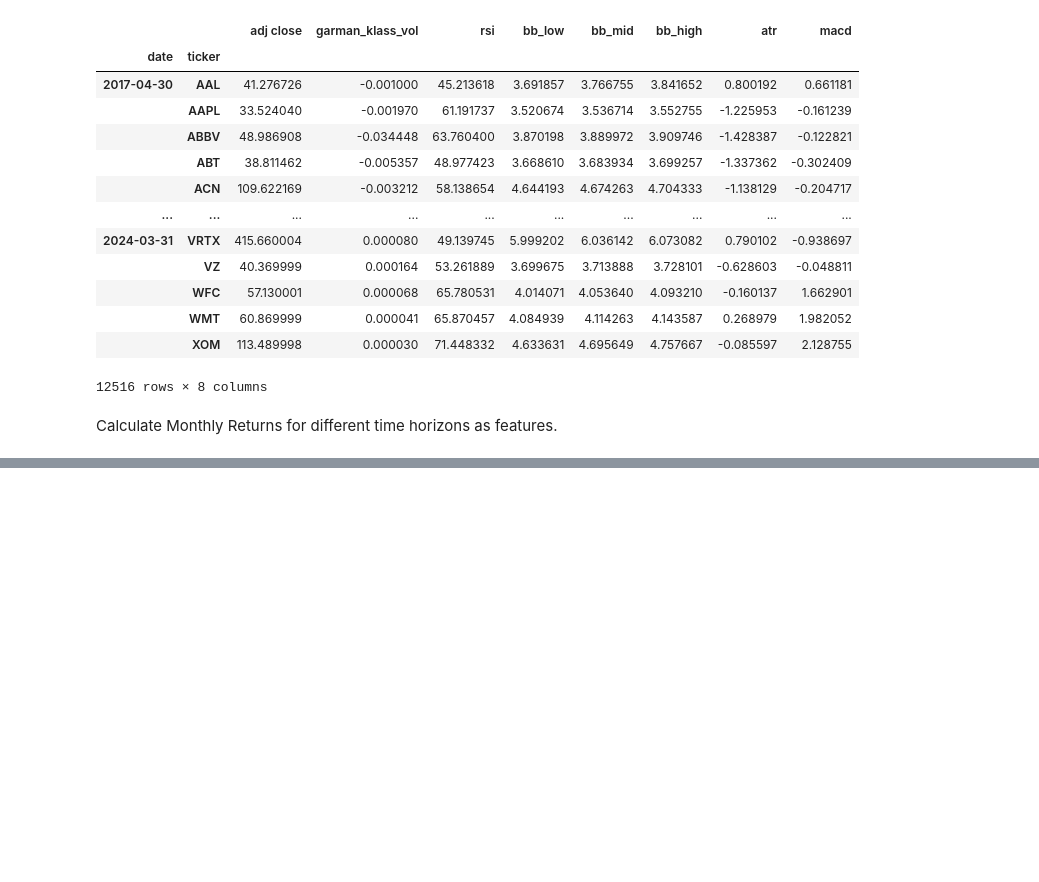
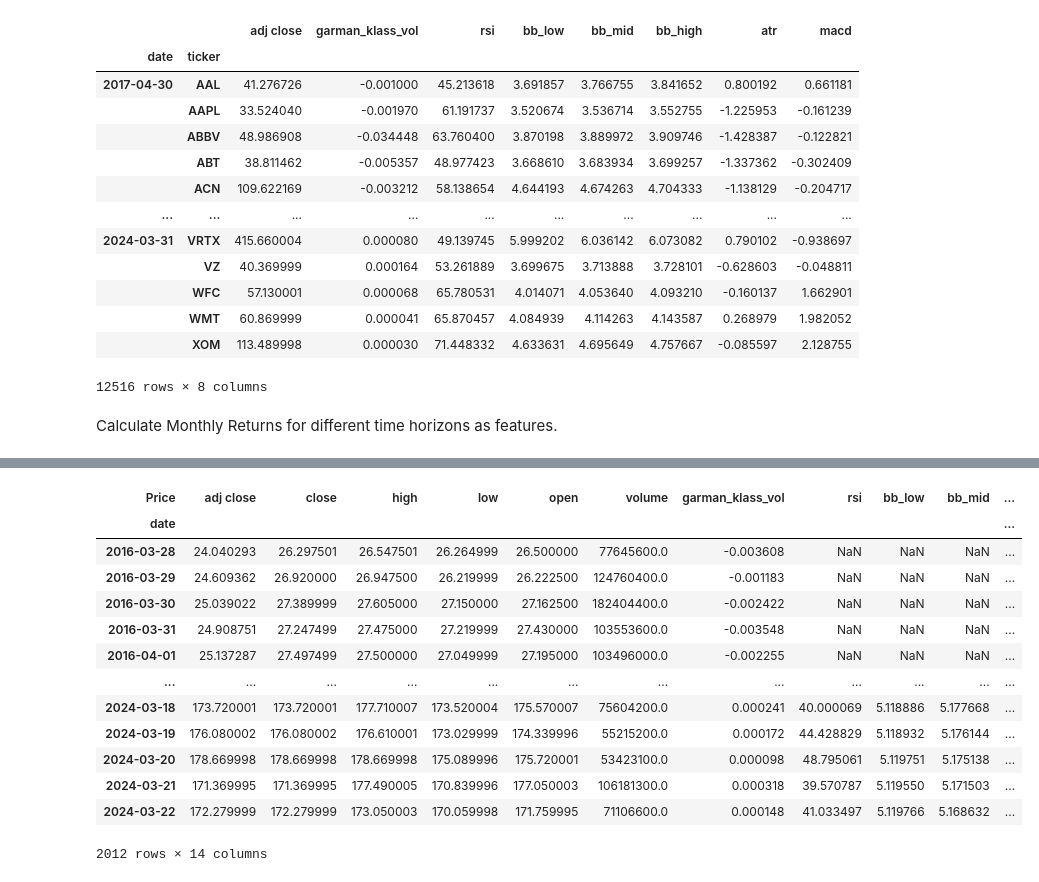
Before and after one commit to aivarasmink/ptu20_ml_reinforcement, a Jupyter notebook: ml_trading/trading_ml.ipynb, the cells around one changed output, grey strips where cells are left out. Cells and saved outputs as stored; diff of their text form; code cells hidden in the pictures; blank space fills up the shorter version.

```diff
--- a/ml_trading/trading_ml.ipynb
+++ b/ml_trading/trading_ml.ipynb
@@ -153,3 +153,6 @@ data
 12516 rows × 8 columns
 # %% [markdown]
 Calculate Monthly Returns for different time horizons as features.
+# %%
+g = df.xs('AAPL', level=1)
+g.head()
@@ -155,0 +167,31 @@ Calculate Monthly Returns for different time horizons as features.
+# %%
+outlier_cutoff = 0.005
+
+lags = [1, 2, 3, 6, 9, 12]
+
+for lag in lags:
+
+    df[f'return_{lag}m'] = (df['adj close']
+                            .pct_change(lag)
+                            .pipe(lambda x: x.clip(lower=x.quantile(outlier_cutoff),
+                                                    upper=x.quantile(1-outlier_cutoff)))
+                            .add(1)
+                            .pow(1/lag)
+                            .sub(1))
+
+g
+# %% [output]
+| Price | adj close | close | high | low | open | volume | garman_klass_vol | rsi | bb_low | bb_mid | ... |
+| date |  |  |  |  |  |  |  |  |  |  | ... |
+| 2016-03-28 | 24.040293 | 26.297501 | 26.547501 | 26.264999 | 26.500000 | 77645600.0 | -0.003608 | NaN | NaN | NaN | ... |
+| 2016-03-29 | 24.609362 | 26.920000 | 26.947500 | 26.219999 | 26.222500 | 124760400.0 | -0.001183 | NaN | NaN | NaN | ... |
+| 2016-03-30 | 25.039022 | 27.389999 | 27.605000 | 27.150000 | 27.162500 | 182404400.0 | -0.002422 | NaN | NaN | NaN | ... |
+| 2016-03-31 | 24.908751 | 27.247499 | 27.475000 | 27.219999 | 27.430000 | 103553600.0 | -0.003548 | NaN | NaN | NaN | ... |
+| 2016-04-01 | 25.137287 | 27.497499 | 27.500000 | 27.049999 | 27.195000 | 103496000.0 | -0.002255 | NaN | NaN | NaN | ... |
+| ... | ... | ... | ... | ... | ... | ... | ... | ... | ... | ... | ... |
+| 2024-03-18 | 173.720001 | 173.720001 | 177.710007 | 173.520004 | 175.570007 | 75604200.0 | 0.000241 | 40.000069 | 5.118886 | 5.177668 | ... |
+| 2024-03-19 | 176.080002 | 176.080002 | 176.610001 | 173.029999 | 174.339996 | 55215200.0 | 0.000172 | 44.428829 | 5.118932 | 5.176144 | ... |
+| 2024-03-20 | 178.669998 | 178.669998 | 178.669998 | 175.089996 | 175.720001 | 53423100.0 | 0.000098 | 48.795061 | 5.119751 | 5.175138 | ... |
+| 2024-03-21 | 171.369995 | 171.369995 | 177.490005 | 170.839996 | 177.050003 | 106181300.0 | 0.000318 | 39.570787 | 5.119550 | 5.171503 | ... |
+| 2024-03-22 | 172.279999 | 172.279999 | 173.050003 | 170.059998 | 171.759995 | 71106600.0 | 0.000148 | 41.033497 | 5.119766 | 5.168632 | ... |
+2012 rows × 14 columns
```
Also changed, not shown: parts of 9 cells of this notebook.
